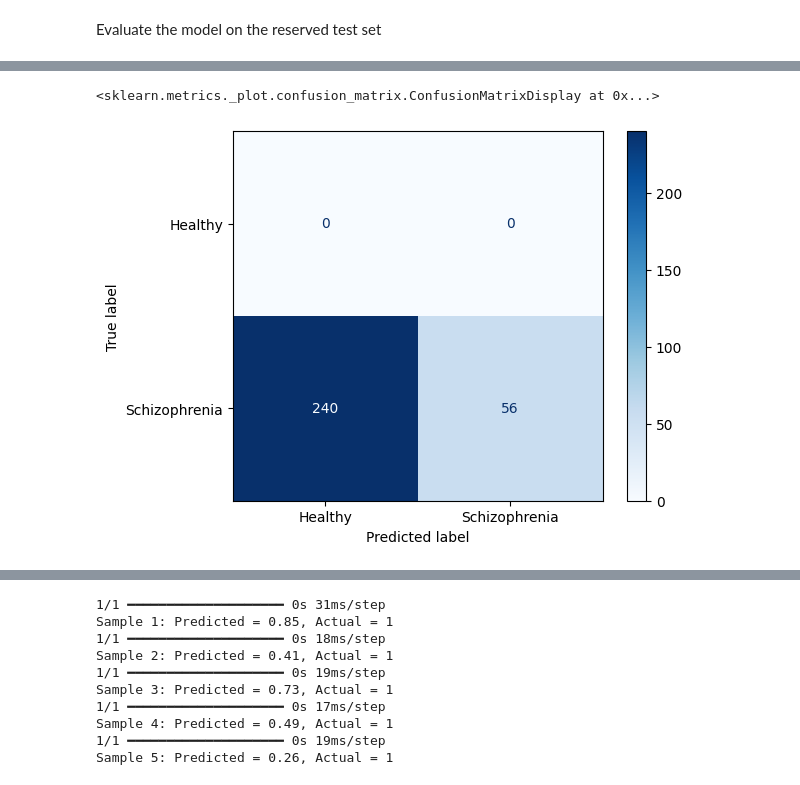
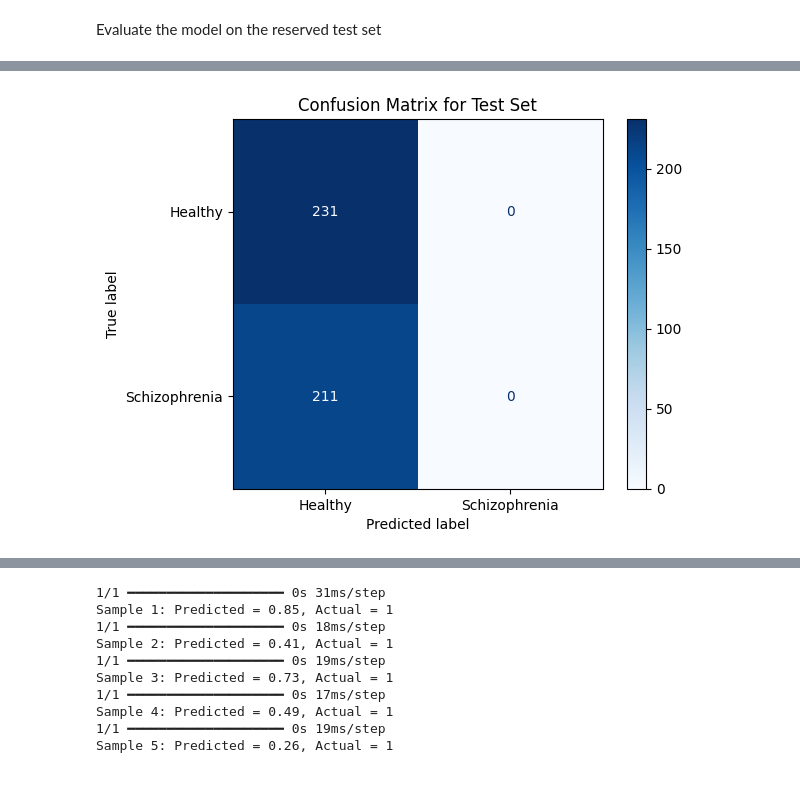
Before and after one commit to Folasewa/Signal_Processing_Projects, a Jupyter notebook: Schizophrenia_Classification/eeg_schizophrenia_classification.ipynb, the cells around one changed output, grey strips where cells are left out. Drawn from its saved outputs; the diff is of its cells as text; code cells hidden in the pictures.

```diff
--- a/Schizophrenia_Classification/eeg_schizophrenia_classification.ipynb
+++ b/Schizophrenia_Classification/eeg_schizophrenia_classification.ipynb
@@ -293,17 +293,22 @@ from sklearn.preprocessing import StandardScaler #to scale the dataset
 
 unique_groups = np.unique(group_array)
 
-#reserve one group for testing
-test_group = unique_groups[-1] #last group
-test_indices = np.where(group_array ==test_group)[0]
+# Select one group from each class
+test_groups_class_0 = [0]  # Choose a group containing class 0
+test_groups_class_1 = [14]  # Choose a group containing class 1
 
-#create the test set
-test_features  = data_array[test_indices]
-test_labels = label_array[test_indices]
+# Combine selected groups for the test set
+test_groups = test_groups_class_0 + test_groups_class_1
+test_indices = np.where(np.isin(group_array, test_groups))[0]
 
-#creating training + validation set
+# Create the test set
+test_features, test_labels = data_array[test_indices], label_array[test_indices]
 
-train_val_indices = np.where(group_array != test_group)[0]
-train_val_features = data_array[train_val_indices]
-train_val_labels = label_array[train_val_indices]
+# Remove test set from train_val data
+train_val_indices = np.where(~np.isin(group_array, test_groups))[0]
+train_val_features, train_val_labels = data_array[train_val_indices], label_array[train_val_indices]
 train_val_groups = group_array[train_val_indices]
+
+# Verify test set distributions
+print("Test Labels Distribution:", np.unique(test_labels, return_counts=True))
+print("Test Groups Distribution:", np.unique(group_array[test_indices], return_counts=True))
@@ -444,12 +451,16 @@ Test Accuracy: 18.92%
 # %%
 from sklearn.metrics import confusion_matrix, ConfusionMatrixDisplay
 
-# Get predictions
-predicted_labels = model.predict(test_features)
-predicted_labels = (predicted_labels > 0.5).astype(int)  # Assuming binary classification
+# Make predictions on the test set
+y_pred = np.argmax(model.predict(test_features), axis=1)  # Get predicted classes
+y_true = test_labels  # True labels
 
-# Confusion matrix
-cm = confusion_matrix(test_labels, predicted_labels)
-disp = ConfusionMatrixDisplay(confusion_matrix=cm, display_labels=["Healthy", "Schizophrenia"])
-disp.plot(cmap="Blues")
+# Compute confusion matrix
+cm = confusion_matrix(y_true, y_pred)
+
+# Display confusion matrix
+disp = ConfusionMatrixDisplay(confusion_matrix=cm, display_labels=['Healthy', 'Schizophrenia'])
+disp.plot(cmap='Blues', values_format='d')  # Use 'Blues' for a clearer color scale
+plt.title("Confusion Matrix for Test Set")
+plt.show()
 # %% [output]
@@ -457,2 +468 @@ disp.plot(cmap="Blues")
-<sklearn.metrics._plot.confusion_matrix.ConfusionMatrixDisplay at 0x...>
-[figure, old version]
+[figure, new version]
```
Also changed, not shown: parts of 5 cells of this notebook.
